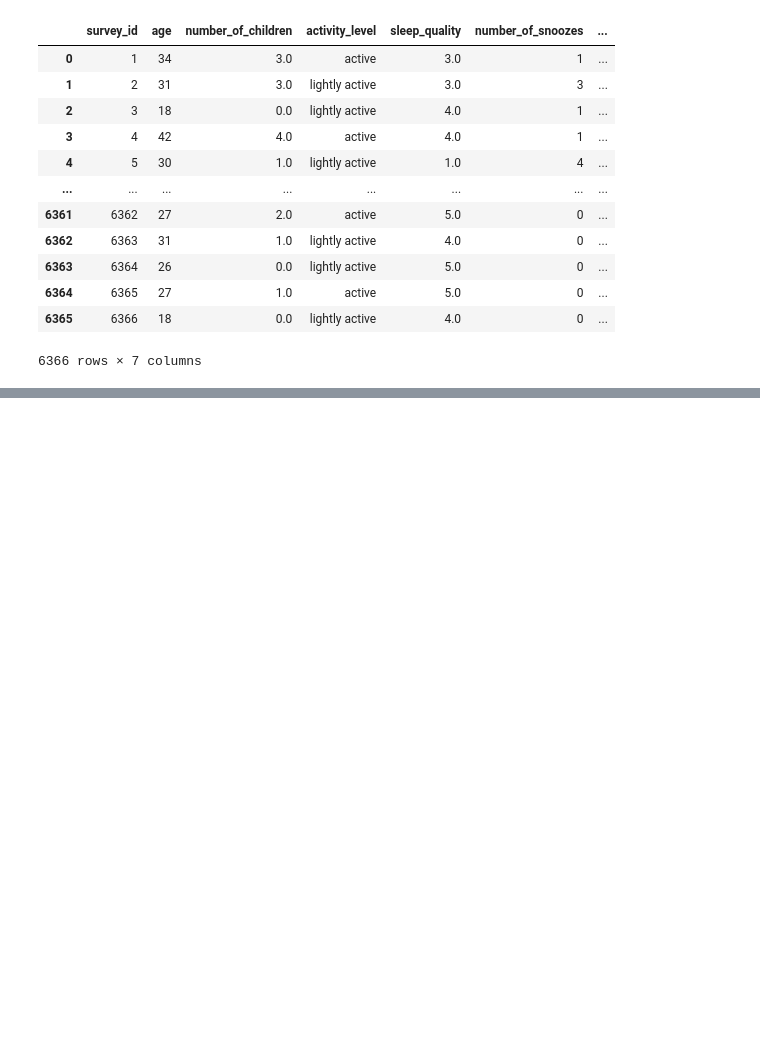
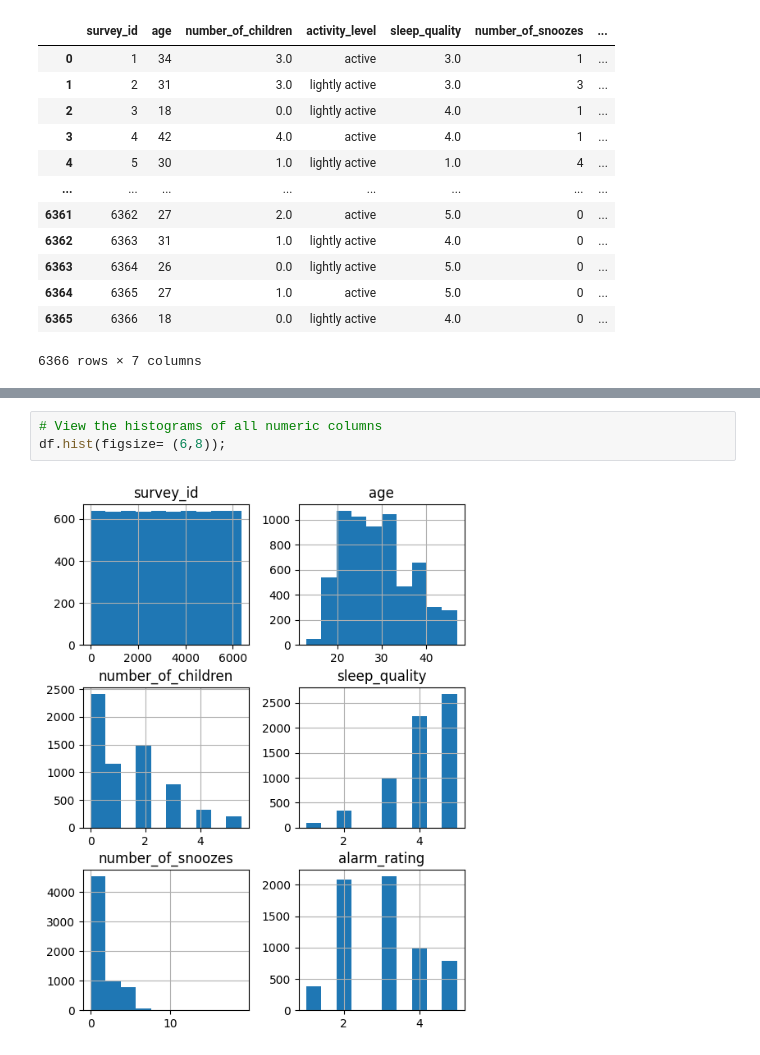
Before and after one commit to hermanconnor/data-prep-and-eda-python, a Jupyter notebook: 2-cleaning-data/assignment.ipynb, the cells around one changed output, grey strips where cells are left out. Saved outputs shown, nothing was run; the diff lists cells and outputs as text; blank space fills up the shorter version.

```diff
--- a/2-cleaning-data/assignment.ipynb
+++ b/2-cleaning-data/assignment.ipynb
@@ -255,0 +270,5 @@ df
+# %%
+# View the histograms of all numeric columns
+df.hist(figsize= (6,8));
+# %% [output]
+[figure, added]
```
Also changed, not shown: parts of 13 cells of this notebook, 1 other file.
